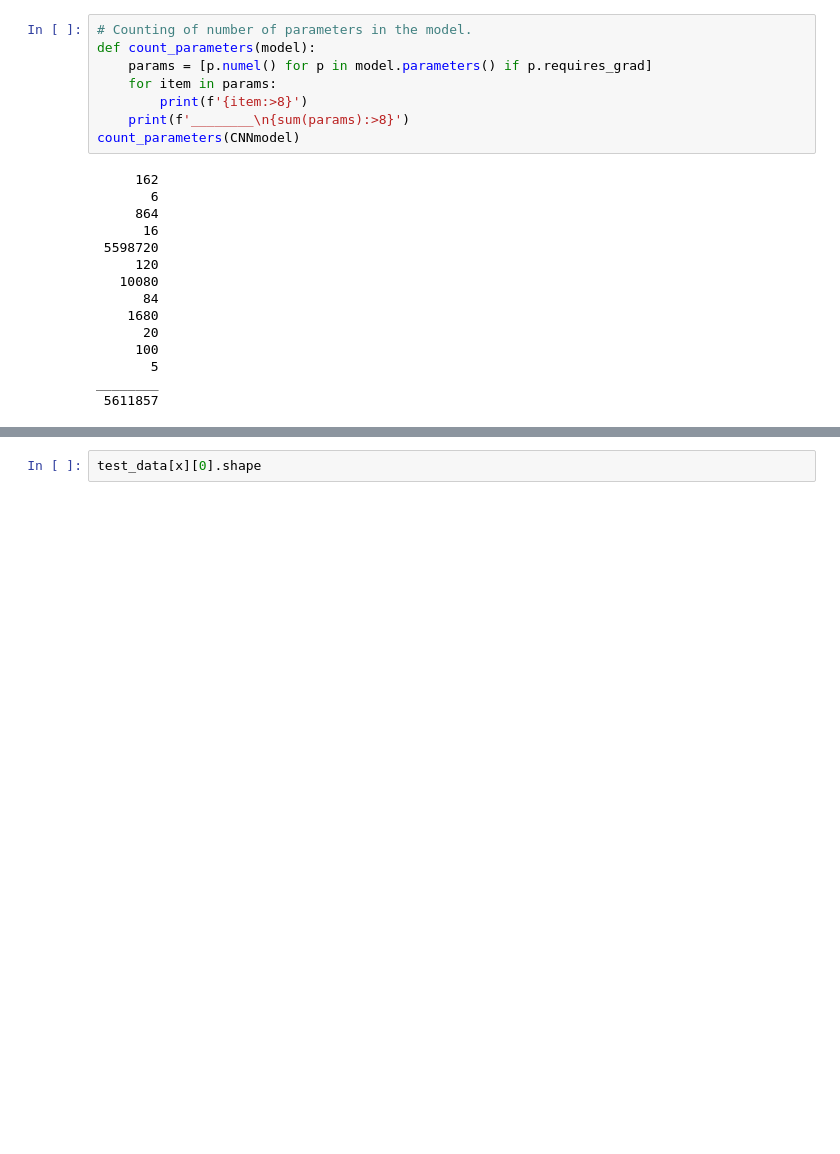
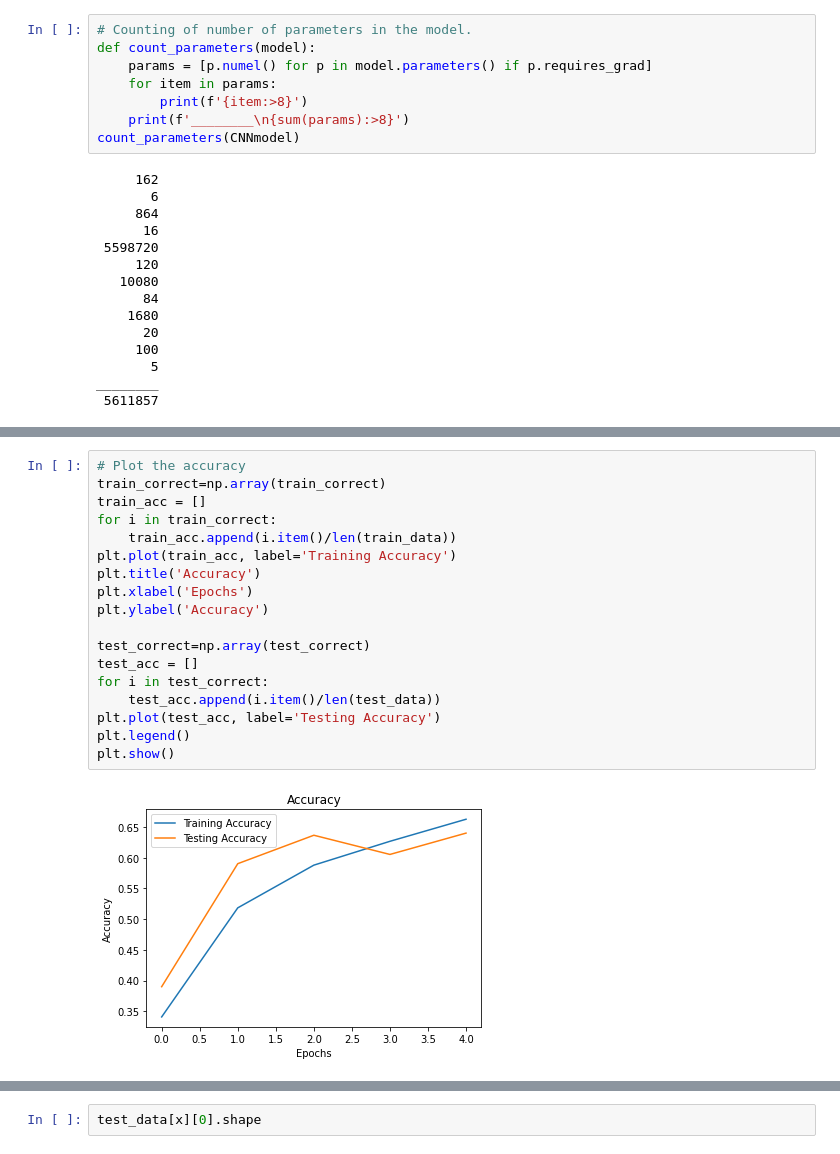
Before and after one commit to XiaoLinZzz/CV-project, a Jupyter notebook: Flower_Classification.ipynb, the cells around one changed output, grey strips where cells are left out. Cells and saved outputs as stored; diff of their text form; blank space fills up the shorter version.

```diff
--- a/Flower_Classification.ipynb
+++ b/Flower_Classification.ipynb
@@ -320,3 +320,23 @@ Duration: 321 seconds
+# %%
+# Plot the accuracy
+train_correct=np.array(train_correct)
+train_acc = []
+for i in train_correct:
+    train_acc.append(i.item()/len(train_data))
+plt.plot(train_acc, label='Training Accuracy')
+plt.title('Accuracy')
+plt.xlabel('Epochs')
+plt.ylabel('Accuracy')
+
+test_correct=np.array(test_correct)
+test_acc = []
+for i in test_correct:
+    test_acc.append(i.item()/len(test_data))
+plt.plot(test_acc, label='Testing Accuracy')
+plt.legend()
+plt.show()
+# %% [output]
+[figure, added]
 # %%
 # Plotting loss over time.
 plt.plot(train_losses,label="train_losses")
```
Also changed, not shown: parts of 11 cells of this notebook.
